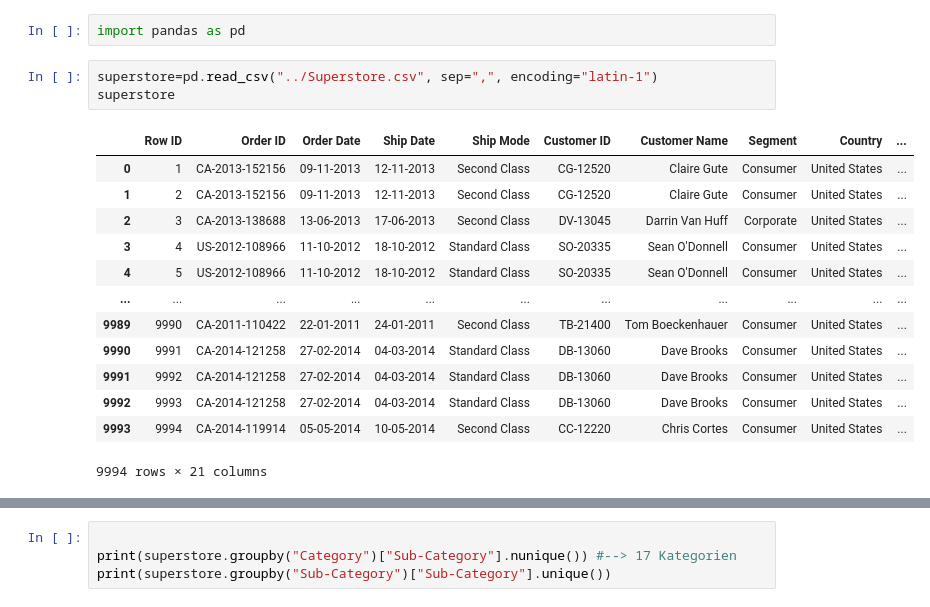
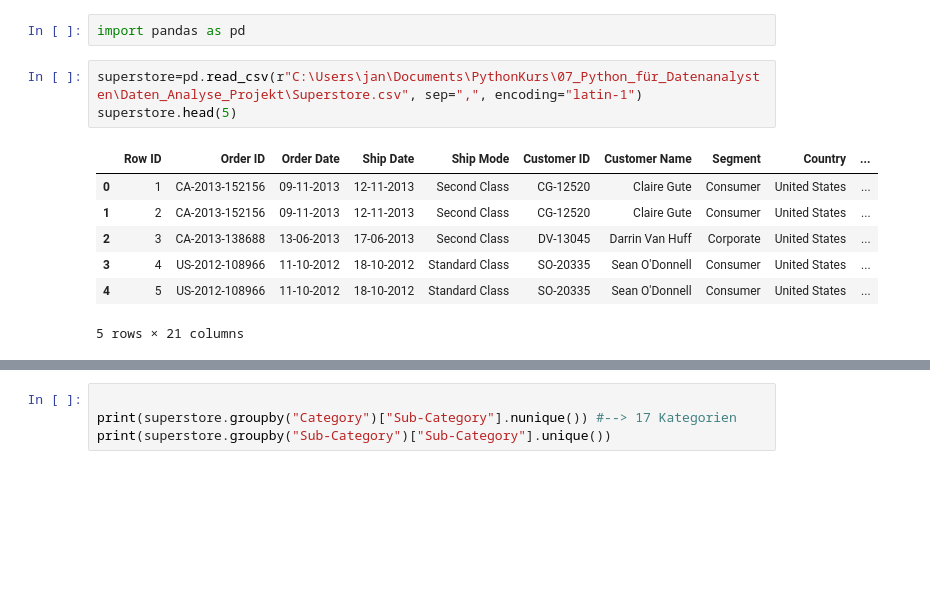
Before and after one commit to manipuppeteer/Data-Analysis-Project-DataCraft, a Jupyter notebook: JansFork.ipynb, the cells around one changed output, grey strips where cells are left out. Drawn from its saved outputs; the diff is of its cells as text; blank space fills up the shorter version.

```diff
--- a/JansFork.ipynb
+++ b/JansFork.ipynb
@@ -1,21 +1,15 @@
 # %%
 import pandas as pd
 # %%
-superstore=pd.read_csv("../Superstore.csv", sep=",", encoding="latin-1")
-superstore
+superstore=pd.read_csv(r"C:\Users\jan\Documents\PythonKurs\07_Python_für_Datenanalysten\Daten_Analyse_Projekt\Superstore.csv", sep=",", encoding="latin-1")
+superstore.head(5)
 # %% [output]
 |  | Row ID | Order ID | Order Date | Ship Date | Ship Mode | Customer ID | Customer Name | Segment | Country | ... |
 | 0 | 1 | CA-2013-152156 | 09-11-2013 | 12-11-2013 | Second Class | CG-12520 | Claire Gute | Consumer | United States | ... |
 | 1 | 2 | CA-2013-152156 | 09-11-2013 | 12-11-2013 | Second Class | CG-12520 | Claire Gute | Consumer | United States | ... |
 | 2 | 3 | CA-2013-138688 | 13-06-2013 | 17-06-2013 | Second Class | DV-13045 | Darrin Van Huff | Corporate | United States | ... |
 | 3 | 4 | US-2012-108966 | 11-10-2012 | 18-10-2012 | Standard Class | SO-20335 | Sean O'Donnell | Consumer | United States | ... |
 | 4 | 5 | US-2012-108966 | 11-10-2012 | 18-10-2012 | Standard Class | SO-20335 | Sean O'Donnell | Consumer | United States | ... |
-| ... | ... | ... | ... | ... | ... | ... | ... | ... | ... | ... |
-| 9989 | 9990 | CA-2011-110422 | 22-01-2011 | 24-01-2011 | Second Class | TB-21400 | Tom Boeckenhauer | Consumer | United States | ... |
-| 9990 | 9991 | CA-2014-121258 | 27-02-2014 | 04-03-2014 | Standard Class | DB-13060 | Dave Brooks | Consumer | United States | ... |
-| 9991 | 9992 | CA-2014-121258 | 27-02-2014 | 04-03-2014 | Standard Class | DB-13060 | Dave Brooks | Consumer | United States | ... |
-| 9992 | 9993 | CA-2014-121258 | 27-02-2014 | 04-03-2014 | Standard Class | DB-13060 | Dave Brooks | Consumer | United States | ... |
-| 9993 | 9994 | CA-2014-119914 | 05-05-2014 | 10-05-2014 | Second Class | CC-12220 | Chris Cortes | Consumer | United States | ... |
-9994 rows × 21 columns
+5 rows × 21 columns
 # %%
 Anzahl=superstore["Category"].count()
```
Also changed, not shown: parts of 4 cells of this notebook, 5 other files.
